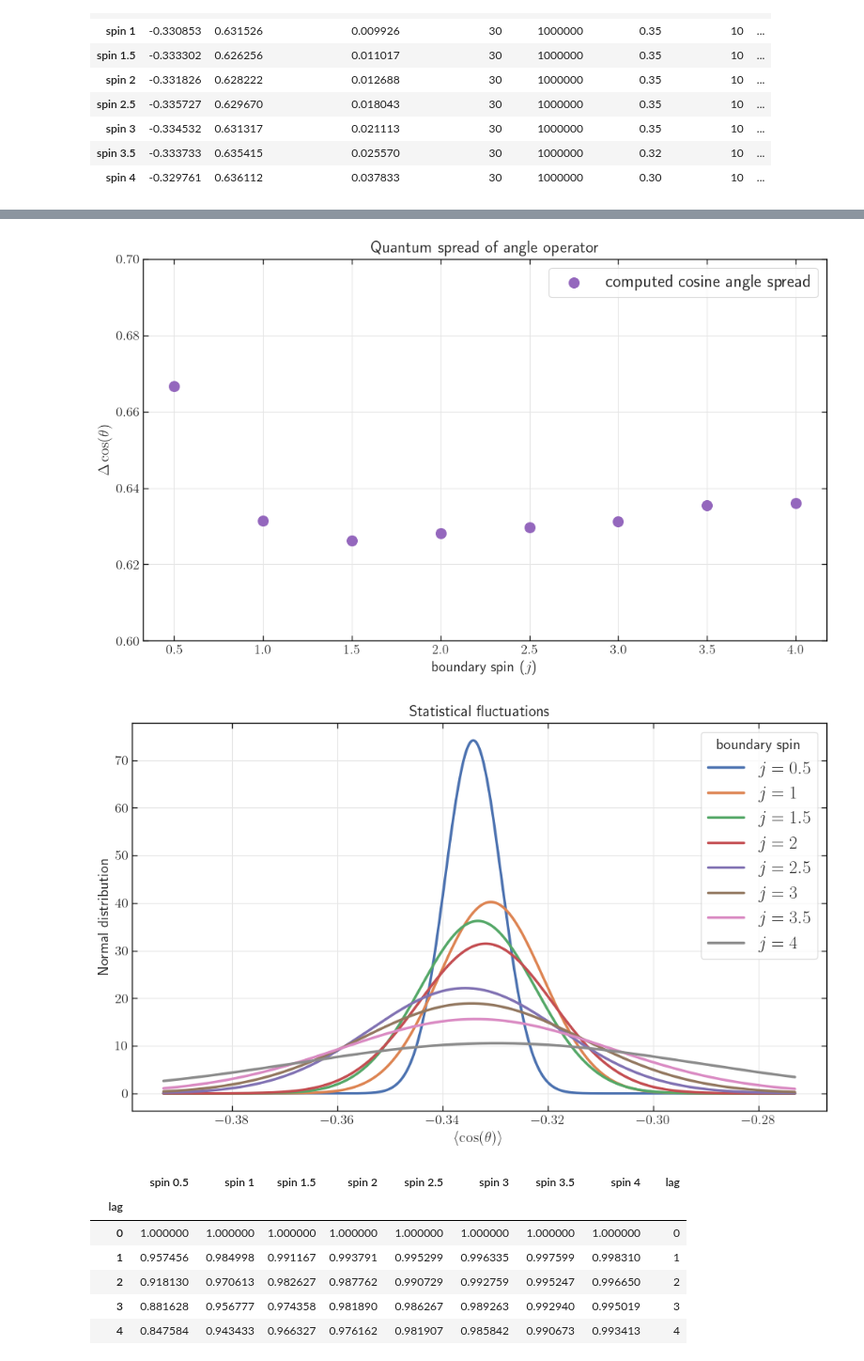
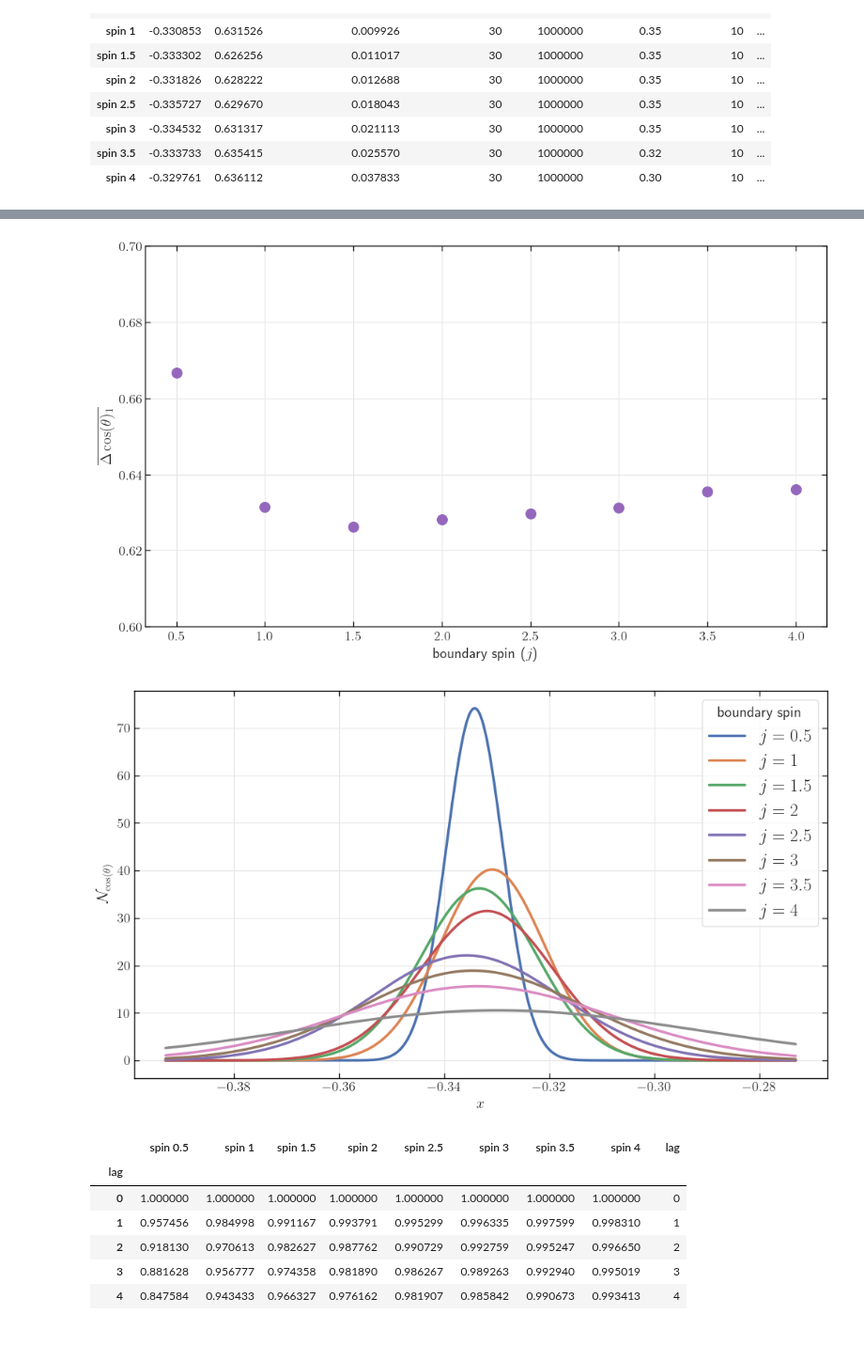
Before and after one commit to PietropaoloFrisoni/MCMC_16_cells_spinfoam, a Jupyter notebook: notebooks/Operators.ipynb, the cells around one changed output, grey strips where cells are left out. Shown at 94% size. Drawn from its saved outputs; the diff is of its cells as text; code cells hidden in the pictures; blank space fills up the shorter version.

```diff
--- a/notebooks/Operators.ipynb
+++ b/notebooks/Operators.ipynb
@@ -574,15 +576,16 @@ ax = df.plot(
     grid="false",
     color="tab:purple",
     label="computed cosine angle spread",
+    legend=False,
     figsize=(12, 6.75),
 )
 
 ax.set_ylim([0.6, 0.7])
-plt.ylabel(r"$ \Delta \cos (\theta) $")
+plt.ylabel(r"$\overline{ \Delta \cos (\theta)_1 }$")
 plt.xlabel("boundary spin ($j$)")
-plt.title("Quantum spread of angle operator", fontsize=16)
+# plt.title("Quantum spread of angle operator", fontsize=16)
 
-plt.legend(loc="upper right", fontsize="large", fancybox=True)
+# plt.legend(loc="upper right", fontsize="large", fancybox=True)
 
 # save the plot
 printfile = "./plots/angles_quantum_spread"
@@ -591,7 +594,7 @@ plt.savefig(printfile + ".svg")
 
 plt.show()
 # %% [output]
-[figure, old version]
+[figure, new version]
 # %%
 import matplotlib.pyplot as plt
 import numpy as np
@@ -601,37 +604,37 @@ from scipy.stats import norm
 x = np.arange(-0.393, -0.273, 0.0001)
 
 plt.figure(figsize=(12, 6.75))
 
 # define multiple normal distributions
 
 for spin in [0.5, 1, 1.5, 2, 2.5, 3, 3.5, 4]:
 
     plt.plot(
         x,
         norm.pdf(
             x,
             df["cos_avg"][f"spin {spin}"],
             df["cos_avg_std_over_chains"][f"spin {spin}"],
         ),
         label=f"$j = {spin}$",
         linewidth=2.5,
     )
 
 # add legend to plot
 plt.legend(title="boundary spin", loc="upper right", fontsize="large", fancybox=True)
 
 # add axes labels and a title
-plt.ylabel("Normal distribution")
-plt.xlabel(r"$\langle \cos (\theta) \rangle$")
-plt.title("Statistical fluctuations", fontsize=15)
+plt.ylabel(r"$\mathcal{N}_{\cos (\theta)}$")
+plt.xlabel(r"$x$")
+# plt.title("Statistical fluctuations", fontsize=15)
 
 printfile = "./plots/angles_fluctuations"
 plt.savefig(printfile + ".svg")
 # plt.savefig(printfile + ".png", dpi=300)
 
 plt.show()
 # %% [output]
-[figure, old version]
+[figure, new version]
 # %%
 chains_assembled = 30
 
```
Also changed, not shown: parts of 4 cells of this notebook, 7 other files.
